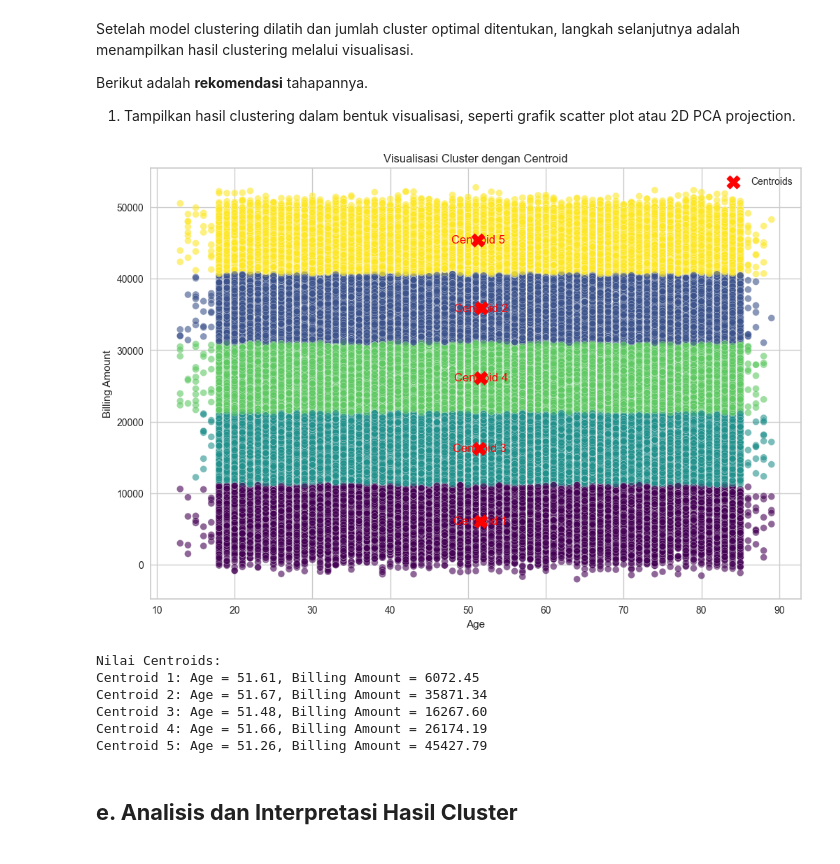
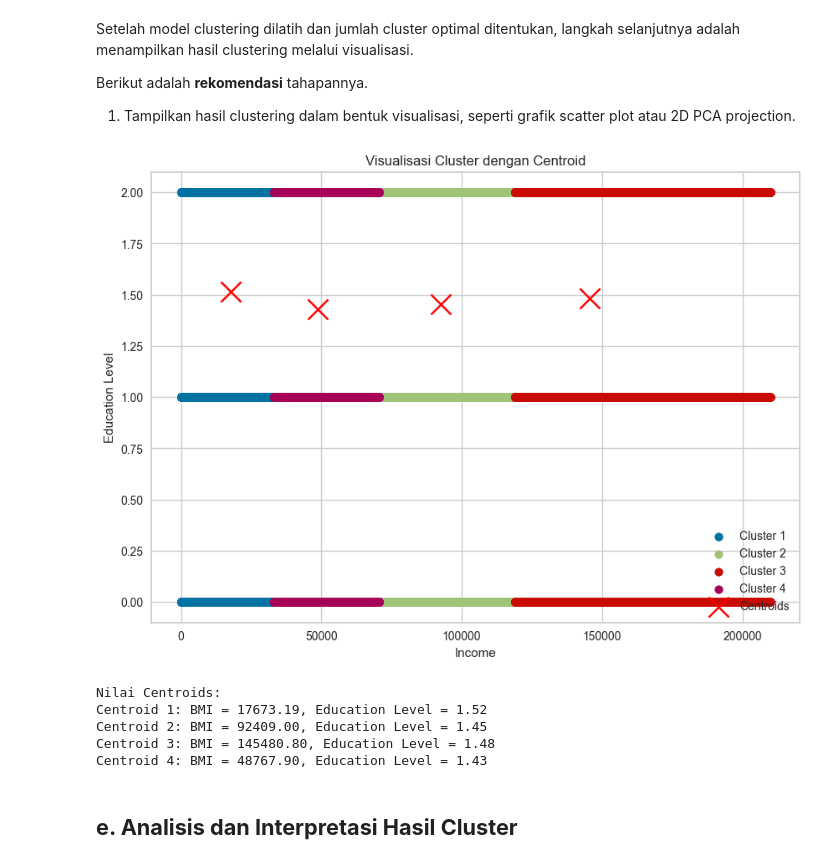
Before and after one commit to ikhsan-data/First-Machine-Learning-Program, a Jupyter notebook: [Clustering]_Submission_Akhir_BMLP_Ikhsan_Aditya_Nuur_Qodri.ipynb, the cells around one changed output. Drawn from its saved outputs; the diff is of its cells as text; code cells hidden in the pictures.

```diff
--- a/[Clustering]_Submission_Akhir_BMLP_Ikhsan_Aditya_Nuur_Qodri.ipynb
+++ b/[Clustering]_Submission_Akhir_BMLP_Ikhsan_Aditya_Nuur_Qodri.ipynb
@@ -288,0 +495,3 @@ Cukup sesuaikan dengan karakteristik data yang kamu gunakan yah.
+# %%
+df['History of Substance Abuse'] = df['History of Substance Abuse'].map(history)
+df['History of Substance Abuse'].value_counts()
@@ -288,0 +503,3 @@ Cukup sesuaikan dengan karakteristik data yang kamu gunakan yah.
+# %%
+df['Family History of Depression'] = df['Family History of Depression'].map(history)
+df['Family History of Depression'].value_counts()
@@ -288,0 +511,3 @@ Cukup sesuaikan dengan karakteristik data yang kamu gunakan yah.
+# %%
+df['Chronic Medical Conditions'] = df['Chronic Medical Conditions'].map(history)
+df['Chronic Medical Conditions'].value_counts()
@@ -289,7 +539,7 @@ Cukup sesuaikan dengan karakteristik data yang kamu gunakan yah.
 # %%
-# Mengambil kolom 'Annual Income (k$)' dan 'Spending Score (1-100)' dari dataset dan menyimpannya dalam array X
-X = df.iloc[:, [1, 9]].values
+# Mengambil kolom 'Income' dan 'Education Level' dari dataset dan menyimpannya dalam array X
+X = df.iloc[:, [7, 4]].values
 
 # Menampilkan data yang diambil dalam format DataFrame dengan nama kolom yang sesuai
-print(pd.DataFrame(X, columns=['Age', 'Billing Amount']))
+print(pd.DataFrame(X, columns=['Income', 'Education Level']))
 # %% [output]
@@ -398,42 +652,38 @@ Setelah model clustering dilatih dan jumlah cluster optimal ditentukan, langkah
 Berikut adalah **rekomendasi** tahapannya.
 1. Tampilkan hasil clustering dalam bentuk visualisasi, seperti grafik scatter plot atau 2D PCA projection.
 # %%
-# Menentukan posisi centroid
-centroids = kmeans.cluster_centers_
+# Visualisasi hasil clustering
+plt.figure(figsize=(10, 7))
 
-# Visualisasi cluster
-plt.figure(figsize=(12, 8))
+# Loop untuk setiap cluster
+for cluster_id in range(k):
+    plt.scatter(X[labels == cluster_id, 0], X[labels == cluster_id, 1], label=f"Cluster {cluster_id + 1}")
 
-# Plot data
-plt.scatter(X[:, 0], X[:, 1], c=labels, cmap='viridis', s=50, alpha=0.6, edgecolors='w', marker='o')
+# Menampilkan centroid
+plt.scatter(kmeans.cluster_centers_[:, 0], kmeans.cluster_centers_[:, 1],
+            s=300, c='red', label='Centroids', marker='x')
 
-# Plot centroid
-plt.scatter(centroids[:, 0], centroids[:, 1], c='red', s=200, marker='X', label='Centroids')
-
-# Menambahkan label centroid pada plot
-for i, centroid in enumerate(centroids):
-    plt.text(centroid[0], centroid[1], f'Centroid {i+1}', color='red', fontsize=12, ha='center', va='center')
-
-# Menambahkan judul dan label
-plt.title('Visualisasi Cluster dengan Centroid')
-plt.xlabel('Age')
-plt.ylabel('Billing Amount')
+# Judul dan label
+plt.title("Visualisasi Cluster dengan Centroid")
+plt.xlabel("Income")
+plt.ylabel("Education Level")
 plt.legend()
 
+# Tampilkan grafik
 plt.show()
 
 # Menampilkan nilai centroid
 print("Nilai Centroids:")
+centroids = kmeans.cluster_centers_
 for i, centroid in enumerate(centroids):
-    print(f"Centroid {i+1}: Age = {centroid[0]:.2f}, Billing Amount = {centroid[1]:.2f}")
+    print(f"Centroid {i+1}: BMI = {centroid[0]:.2f}, Education Level = {centroid[1]:.2f}")
 # %% [output]
-[figure, old version]
+[figure, new version]
 Nilai Centroids:
-Centroid 1: Age = 51.61, Billing Amount = 6072.45
-Centroid 2: Age = 51.67, Billing Amount = 35871.34
-Centroid 3: Age = 51.48, Billing Amount = 16267.60
-Centroid 4: Age = 51.66, Billing Amount = 26174.19
-Centroid 5: Age = 51.26, Billing Amount = 45427.79
+Centroid 1: BMI = 17673.19, Education Level = 1.52
+Centroid 2: BMI = 92409.00, Education Level = 1.45
+Centroid 3: BMI = 145480.80, Education Level = 1.48
+Centroid 4: BMI = 48767.90, Education Level = 1.43
 # %% [markdown]
 ## **e. Analisis dan Interpretasi Hasil Cluster**
 # %% [markdown]
```
Also changed, not shown: parts of 50 cells of this notebook, 4 other files.
